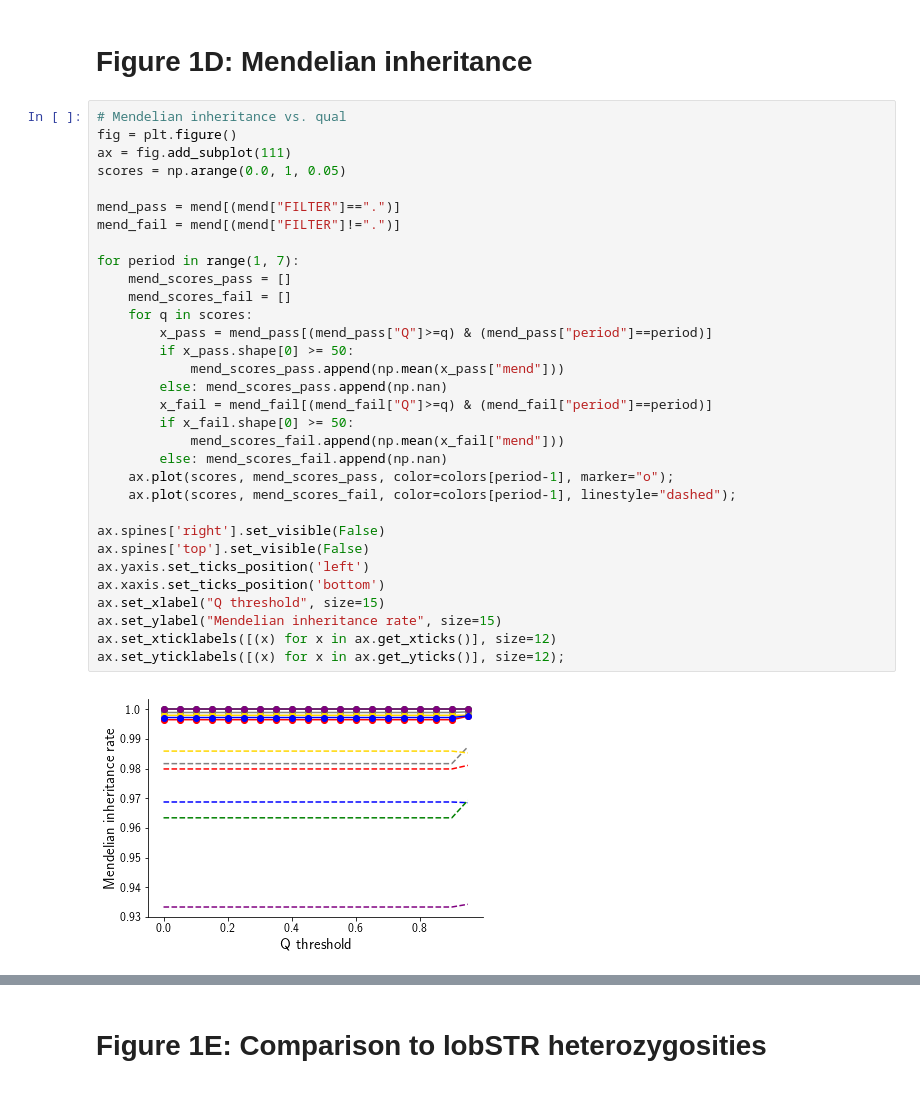
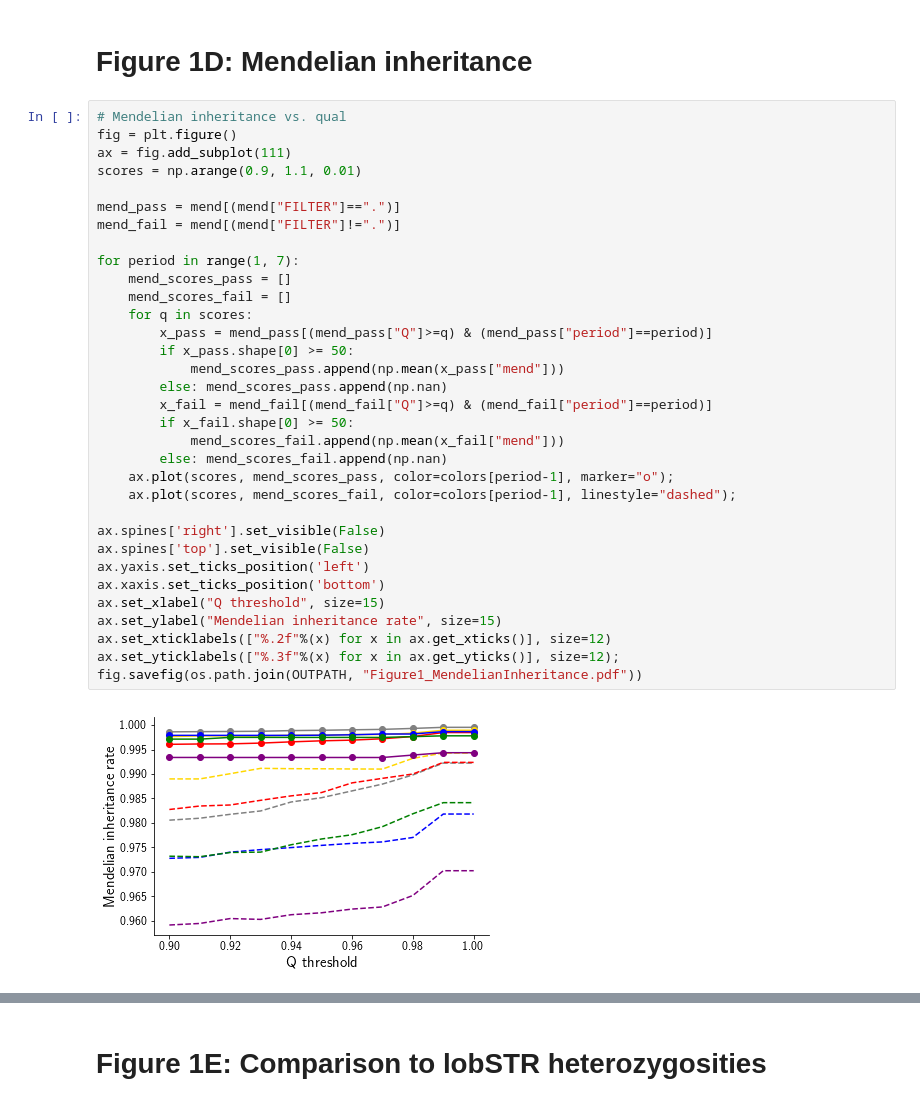
Before and after one commit to gymreklab/ssc-imputation, a Jupyter notebook: haplotype_paper/Figures/Figure1_SSCCallset.ipynb, the cells around one changed output, grey strips where cells are left out. Cells and saved outputs as stored; diff of their text form.

```diff
--- a/haplotype_paper/Figures/Figure1_SSCCallset.ipynb
+++ b/haplotype_paper/Figures/Figure1_SSCCallset.ipynb
@@ -111,37 +124,38 @@ locstats[locstats["FILTER"]=="."].shape[0]
 # %%
 # Mendelian inheritance vs. qual
 fig = plt.figure()
 ax = fig.add_subplot(111)
-scores = np.arange(0.0, 1, 0.05)
+scores = np.arange(0.9, 1.1, 0.01)
 
 mend_pass = mend[(mend["FILTER"]==".")]
 mend_fail = mend[(mend["FILTER"]!=".")]
 
 for period in range(1, 7):
     mend_scores_pass = []
     mend_scores_fail = []
     for q in scores:
         x_pass = mend_pass[(mend_pass["Q"]>=q) & (mend_pass["period"]==period)]
         if x_pass.shape[0] >= 50:
             mend_scores_pass.append(np.mean(x_pass["mend"]))
         else: mend_scores_pass.append(np.nan)
         x_fail = mend_fail[(mend_fail["Q"]>=q) & (mend_fail["period"]==period)]
         if x_fail.shape[0] >= 50:
             mend_scores_fail.append(np.mean(x_fail["mend"]))
         else: mend_scores_fail.append(np.nan)
     ax.plot(scores, mend_scores_pass, color=colors[period-1], marker="o");
     ax.plot(scores, mend_scores_fail, color=colors[period-1], linestyle="dashed");
 
 ax.spines['right'].set_visible(False)
 ax.spines['top'].set_visible(False)
 ax.yaxis.set_ticks_position('left')
 ax.xaxis.set_ticks_position('bottom')
 ax.set_xlabel("Q threshold", size=15)
 ax.set_ylabel("Mendelian inheritance rate", size=15)
-ax.set_xticklabels([(x) for x in ax.get_xticks()], size=12)
-ax.set_yticklabels([(x) for x in ax.get_yticks()], size=12);
+ax.set_xticklabels(["%.2f"%(x) for x in ax.get_xticks()], size=12)
+ax.set_yticklabels(["%.3f"%(x) for x in ax.get_yticks()], size=12);
+fig.savefig(os.path.join(OUTPATH, "Figure1_MendelianInheritance.pdf"))
 # %% [output]
-[figure, old version]
+[figure, new version]
 # %%
 # Average Mend. inheritance before filtering
 np.mean(mend_fail["mend"])
```
Also changed, not shown: parts of 15 cells of this notebook.
